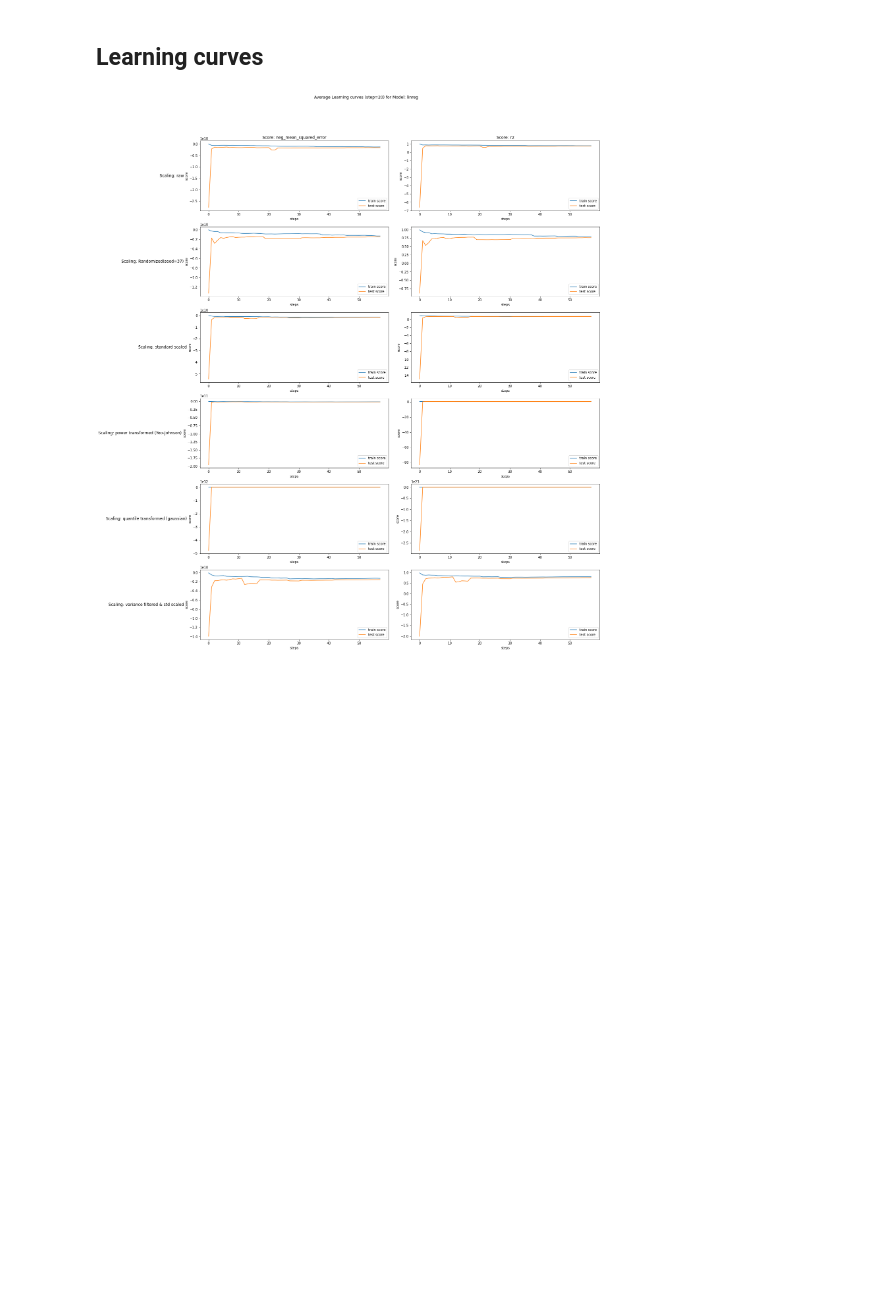
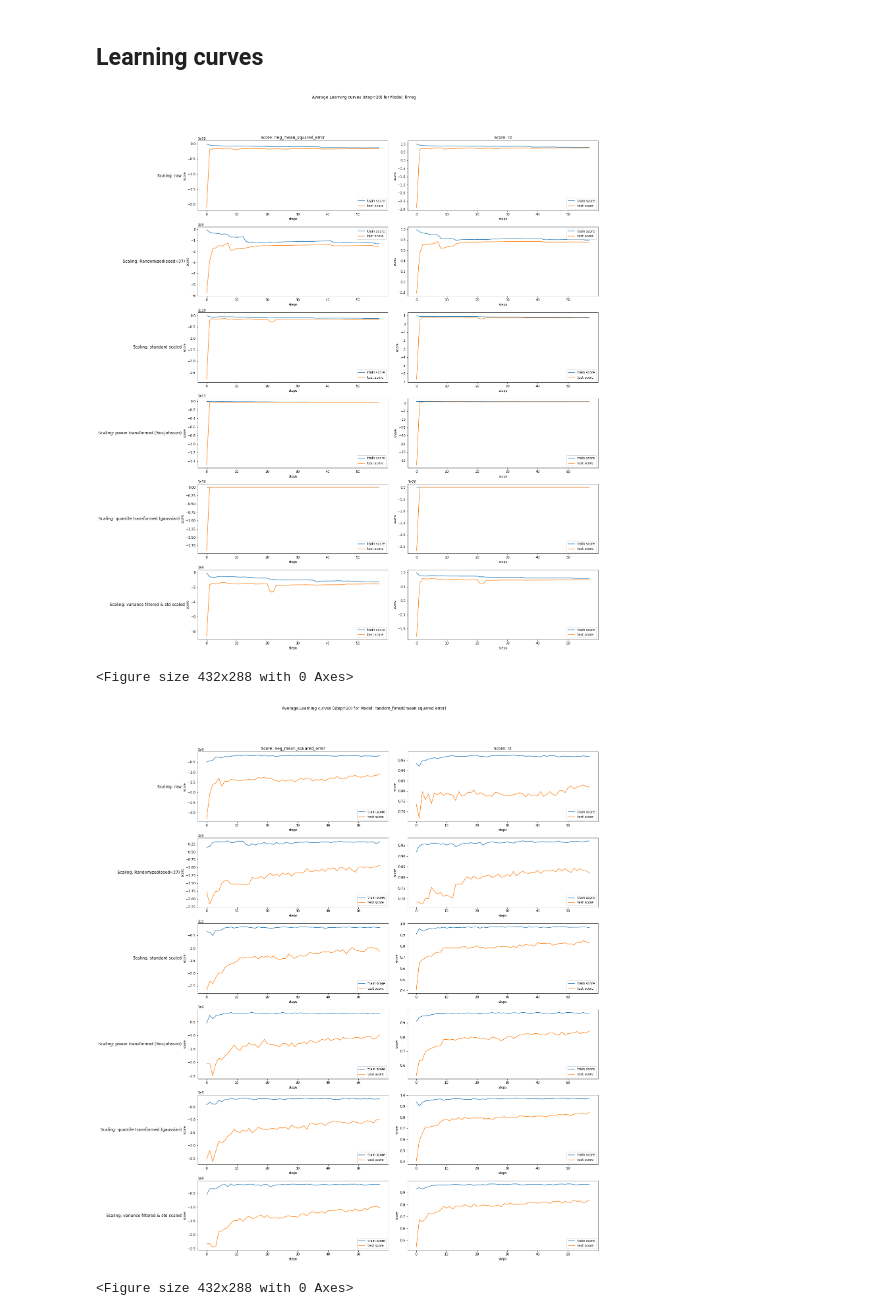
Before and after one commit to mankinskin/ml_projects, a Jupyter notebook: project3/Project3.ipynb, the cells around one changed output. Drawn from its saved outputs; the diff is of its cells as text; code cells hidden in the pictures; blank space fills up the shorter version.

```diff
--- a/project3/Project3.ipynb
+++ b/project3/Project3.ipynb
@@ -411,35 +441,39 @@ def plot_all_learning_curves(models, datas, scorings, step=1):
         fig.tight_layout()
         fig.subplots_adjust(left=0.15, top=0.9)
         plt.show()
+        save_figure(f"{model_name}_learning_curves")
 # %%
 scorings = {
     "neg_mean_squared_error": lambda y_true, y_pred: -mean_squared_error(y_true, y_pred),
     "r2": r2_score,
 }
 regs = {
     "linreg": LinearRegression(),
-    #"random_forest(mean squared error)": RandomForestRegressor(n_estimators=10),
-    #"random_forest(mean absolute error)": RandomForestRegressor(n_estimators=10, criterion="mae"),
+    "random_forest(mean squared error)": RandomForestRegressor(n_estimators=10),
+    "random_forest(mean absolute error)": RandomForestRegressor(n_estimators=10, criterion="mae"),
 }
 data_raw = (X, y)
 # randomize data multiple times
 p = np.random.RandomState(seed=42).permutation(len(X))
 data_randomized_42 = (X[p], y[p])
 p = np.random.RandomState(seed=37).permutation(len(X))
 data_randomized_37 = (X[p], y[p])
 p = np.random.RandomState(seed=231).permutation(len(X))
 (X, y) = (X[p], y[p])
 # Some scalers from https://scikit-learn.org/stable/auto_examples/preprocessing/plot_all_scaling.html
 var_filter = VarianceThreshold(threshold=0.3)
 var_filtered_data = (scale(var_filter.fit_transform(X), StandardScaler()), y)
 data = {
     "raw": data_raw,
     "Randomized(seed=37)": data_randomized_37,
     "standard scaled": (scale(X, StandardScaler()), y),
     "power transformed (Yeo-Johnson)": (scale(X, PowerTransformer(method='yeo-johnson')), y),
     "quantile transformed (gaussian)": (scale(X, QuantileTransformer(output_distribution='normal')), y),
     "variance filtered & std scaled": var_filtered_data,
 }
 plot_all_learning_curves(regs, data, scorings, step=20)
 # %% [output]
-[figure, old version]
+[figure, new version]
+<Figure size 432x288 with 0 Axes>
+[figure, added]
+<Figure size 432x288 with 0 Axes>
```
Also changed, not shown: parts of 7 cells of this notebook, 26 other files.
